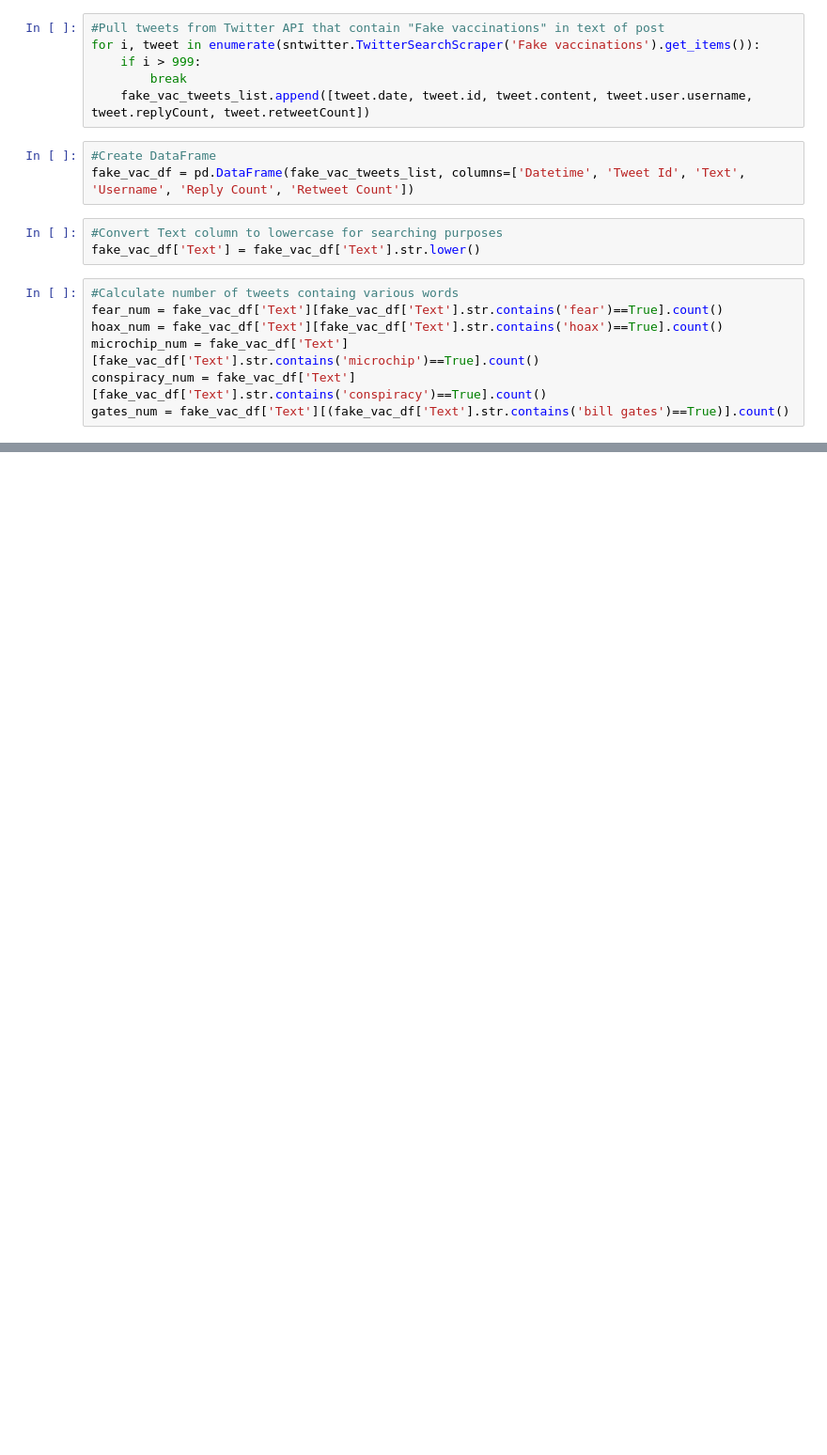
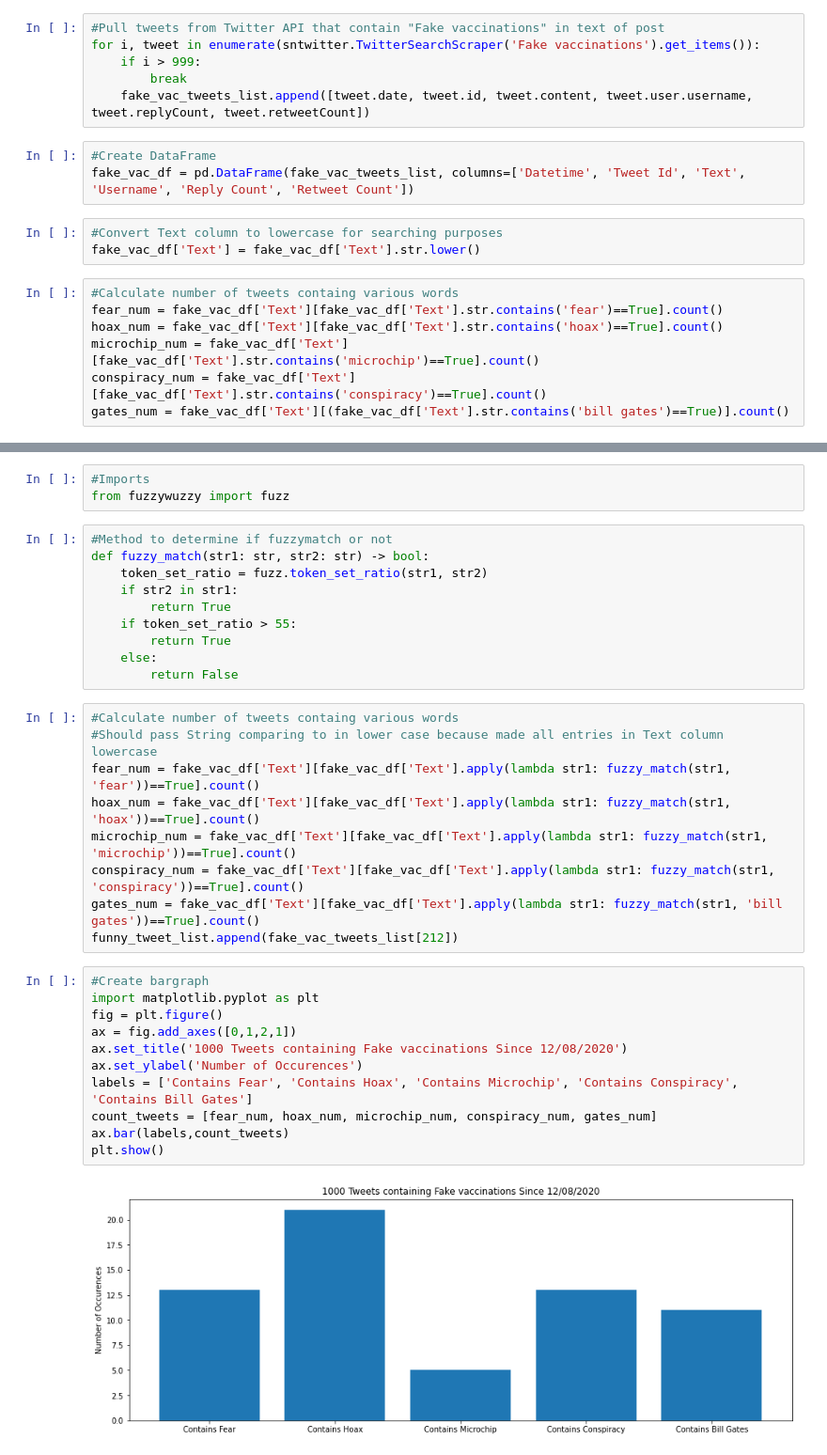
Before and after one commit to ryanschuerkamp/nwHacks2021, a Jupyter notebook: Fake Vaccinations.ipynb, the cells around one changed output, grey strips where cells are left out. Shown at 94% size. Cells and saved outputs as stored; diff of their text form; blank space fills up the shorter version.

```diff
--- a/Fake Vaccinations.ipynb
+++ b/Fake Vaccinations.ipynb
@@ -40,0 +48,35 @@ plt.show()
+# %%
+#Imports
+from fuzzywuzzy import fuzz
+# %%
+#Method to determine if fuzzymatch or not
+def fuzzy_match(str1: str, str2: str) -> bool:
+    token_set_ratio = fuzz.token_set_ratio(str1, str2)
+    if str2 in str1:
+        return True
+    if token_set_ratio > 55:
+        return True
+    else:
+        return False
+# %%
+#Calculate number of tweets containg various words
+#Should pass String comparing to in lower case because made all entries in Text column lowercase
+fear_num = fake_vac_df['Text'][fake_vac_df['Text'].apply(lambda str1: fuzzy_match(str1, 'fear'))==True].count()
+hoax_num = fake_vac_df['Text'][fake_vac_df['Text'].apply(lambda str1: fuzzy_match(str1, 'hoax'))==True].count()
+microchip_num = fake_vac_df['Text'][fake_vac_df['Text'].apply(lambda str1: fuzzy_match(str1, 'microchip'))==True].count()
+conspiracy_num = fake_vac_df['Text'][fake_vac_df['Text'].apply(lambda str1: fuzzy_match(str1, 'conspiracy'))==True].count()
+gates_num = fake_vac_df['Text'][fake_vac_df['Text'].apply(lambda str1: fuzzy_match(str1, 'bill gates'))==True].count()
+funny_tweet_list.append(fake_vac_tweets_list[212])
+# %%
+#Create bargraph
+import matplotlib.pyplot as plt
+fig = plt.figure()
+ax = fig.add_axes([0,1,2,1])
+ax.set_title('1000 Tweets containing Fake vaccinations Since 12/08/2020')
+ax.set_ylabel('Number of Occurences')
+labels = ['Contains Fear', 'Contains Hoax', 'Contains Microchip', 'Contains Conspiracy', 'Contains Bill Gates']
+count_tweets = [fear_num, hoax_num, microchip_num, conspiracy_num, gates_num]
+ax.bar(labels,count_tweets)
+plt.show()
+# %% [output]
+[figure, added]
```
Also changed, not shown: parts of 7 cells of this notebook, 2 other files.
